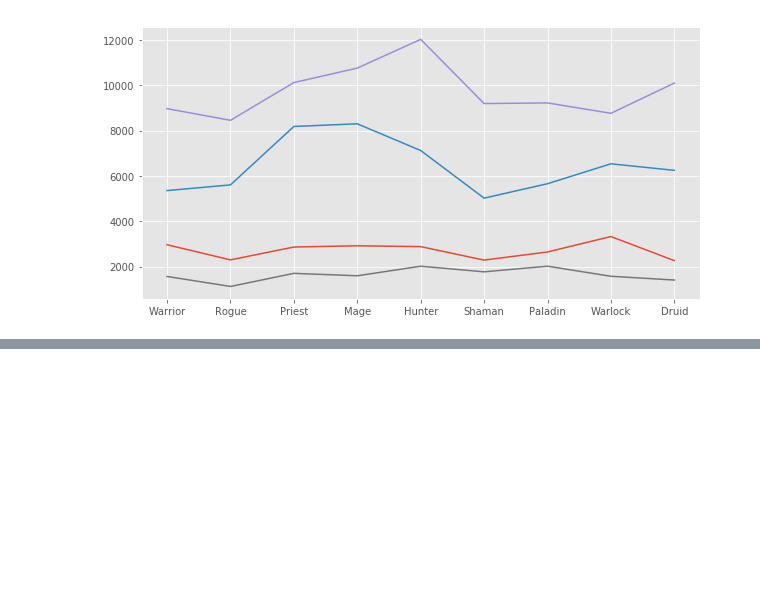
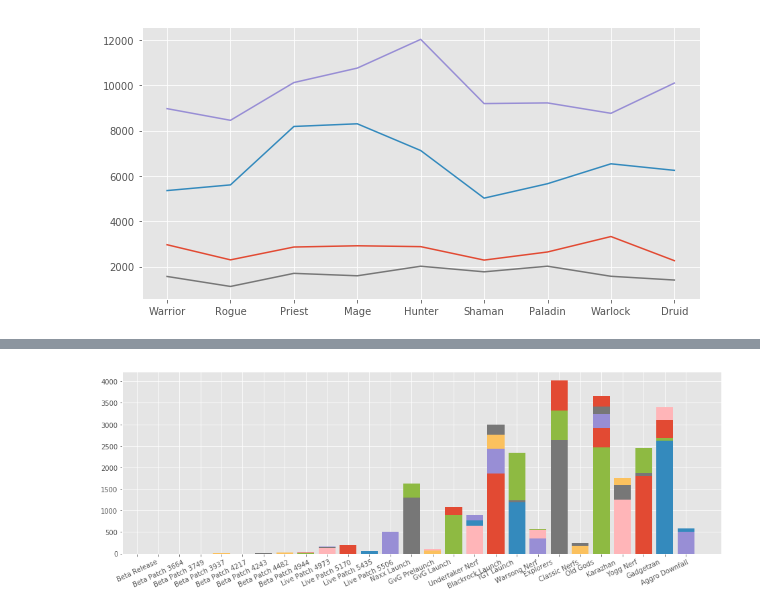
Before and after one commit to NJacobsohn/Hearthstone-Data-Analysis, a Jupyter notebook: EDA_plotting.ipynb, the cells around one changed output, grey strips where cells are left out. Cells and saved outputs as stored; diff of their text form; code cells hidden in the pictures; blank space fills up the shorter version.

```diff
--- a/EDA_plotting.ipynb
+++ b/EDA_plotting.ipynb
@@ -158,0 +170,15 @@ fig.savefig?
+# %%
+fig, axs = plt.subplots(9, 1, figsize=(100,5))
+
+
+for deck in class_names:
+    deck_condit = ranked_decks['deck_class'] == deck
+    for patch in deck_set_event_list:
+        patch_condit = ranked_decks['deck_set'] == patch
+        ax.bar(patch, height=ranked_decks[deck_condit & patch_condit].count())
+        ax.set_xticks(np.arange(-1, len(deck_set_event_list)))
+        ax.set_xticklabels(deck_set_event_list, rotation=25)
+#plt.tight_layout()
+#plt.savefig("img/decks_per_patch.png")
+# %% [output]
+[figure, added]
```
Also changed, not shown: parts of 21 cells of this notebook, 4 other files.
